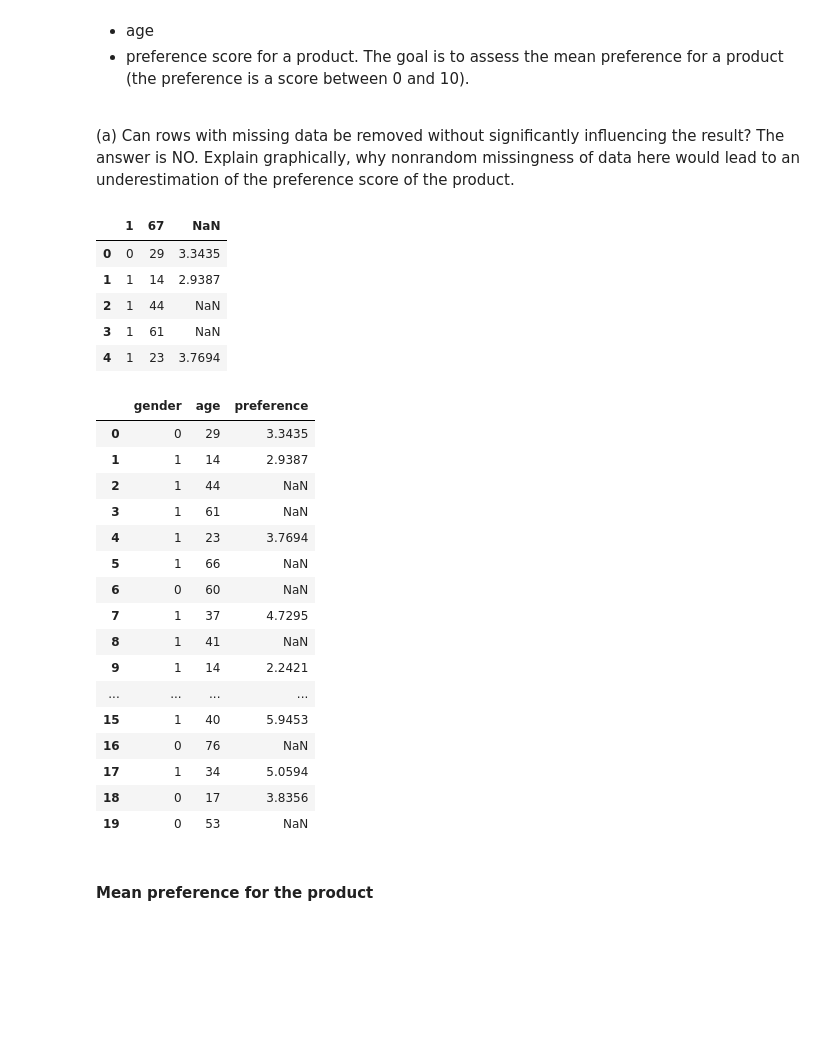
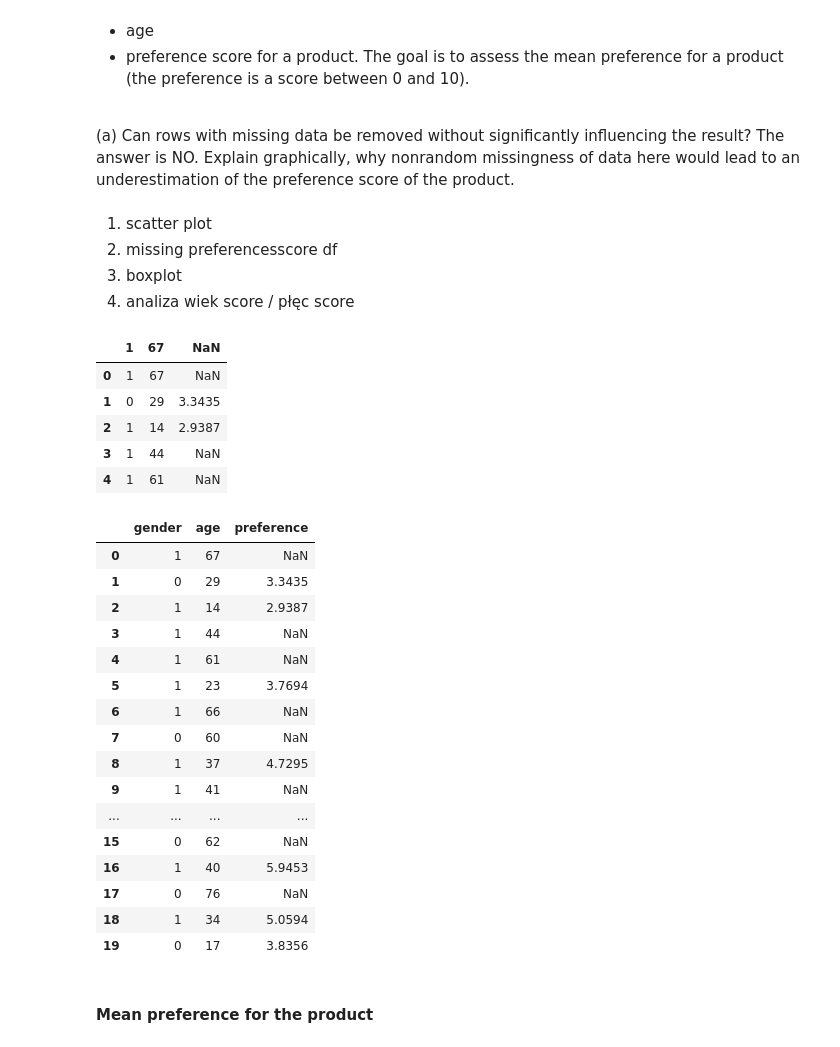
Before and after one commit to psiku/FHSalzburg-AnalyticsAndKnowledgeDiscovery, a Jupyter notebook: Lab2/AKD_lab_2.ipynb, the cells around one changed output. Drawn from its saved outputs; the diff is of its cells as text; code cells hidden in the pictures; blank space fills up the shorter version.

```diff
--- a/Lab2/AKD_lab_2.ipynb
+++ b/Lab2/AKD_lab_2.ipynb
@@ -11,6 +11,11 @@ The goal is to assess the mean preference for a product (the preference is a sco
 (a) Can rows with missing data be removed without significantly influencing the result?
 The answer is NO. Explain graphically, why nonrandom missingness of data here would lead to
 an underestimation of the preference score of the product.
+# %% [markdown]
+1. scatter plot
+2. missing preferencesscore df
+3. boxplot
+4. analiza wiek score / płęc score
 # %%
 # libraries used in the assigement
 import numpy as np
@@ -20,18 +26,24 @@ import seaborn as sns
 # %%
 # loading data from the csv file
 data_is_removal_allowed_csv= 'dataIsRemovalAllowed.csv'
 
+# Create a new DataFrame with the row to add
+new_row = pd.DataFrame({'1': [1], '67': [67], 'NaN':[np.nan]})
+
+
 df_removal = pd.read_csv(data_is_removal_allowed_csv)
+
+df_removal = pd.concat([new_row, df_removal], ignore_index=True)
 
 
 df_removal.head()
 # %% [output]
 |  | 1 | 67 | NaN |
-| 0 | 0 | 29 | 3.3435 |
-| 1 | 1 | 14 | 2.9387 |
-| 2 | 1 | 44 | NaN |
-| 3 | 1 | 61 | NaN |
-| 4 | 1 | 23 | 3.7694 |
+| 0 | 1 | 67 | NaN |
+| 1 | 0 | 29 | 3.3435 |
+| 2 | 1 | 14 | 2.9387 |
+| 3 | 1 | 44 | NaN |
+| 4 | 1 | 61 | NaN |
 # %%
 # adding column names to the data frame
 columns = pd.Series(['gender', 'age', 'preference'])
@@ -41,22 +53,22 @@ df_removal.columns = columns
 df_removal.head(20)
 # %% [output]
 |  | gender | age | preference |
-| 0 | 0 | 29 | 3.3435 |
-| 1 | 1 | 14 | 2.9387 |
-| 2 | 1 | 44 | NaN |
-| 3 | 1 | 61 | NaN |
-| 4 | 1 | 23 | 3.7694 |
-| 5 | 1 | 66 | NaN |
-| 6 | 0 | 60 | NaN |
-| 7 | 1 | 37 | 4.7295 |
-| 8 | 1 | 41 | NaN |
-| 9 | 1 | 14 | 2.2421 |
+| 0 | 1 | 67 | NaN |
+| 1 | 0 | 29 | 3.3435 |
+| 2 | 1 | 14 | 2.9387 |
+| 3 | 1 | 44 | NaN |
+| 4 | 1 | 61 | NaN |
+| 5 | 1 | 23 | 3.7694 |
+| 6 | 1 | 66 | NaN |
+| 7 | 0 | 60 | NaN |
+| 8 | 1 | 37 | 4.7295 |
+| 9 | 1 | 41 | NaN |
 | ... | ... | ... | ... |
-| 15 | 1 | 40 | 5.9453 |
-| 16 | 0 | 76 | NaN |
-| 17 | 1 | 34 | 5.0594 |
-| 18 | 0 | 17 | 3.8356 |
-| 19 | 0 | 53 | NaN |
+| 15 | 0 | 62 | NaN |
+| 16 | 1 | 40 | 5.9453 |
+| 17 | 0 | 76 | NaN |
+| 18 | 1 | 34 | 5.0594 |
+| 19 | 0 | 17 | 3.8356 |
 # %% [markdown]
 #### Mean preference for the product
 # %%
```
Also changed, not shown: parts of 23 cells of this notebook, 3 other files.
